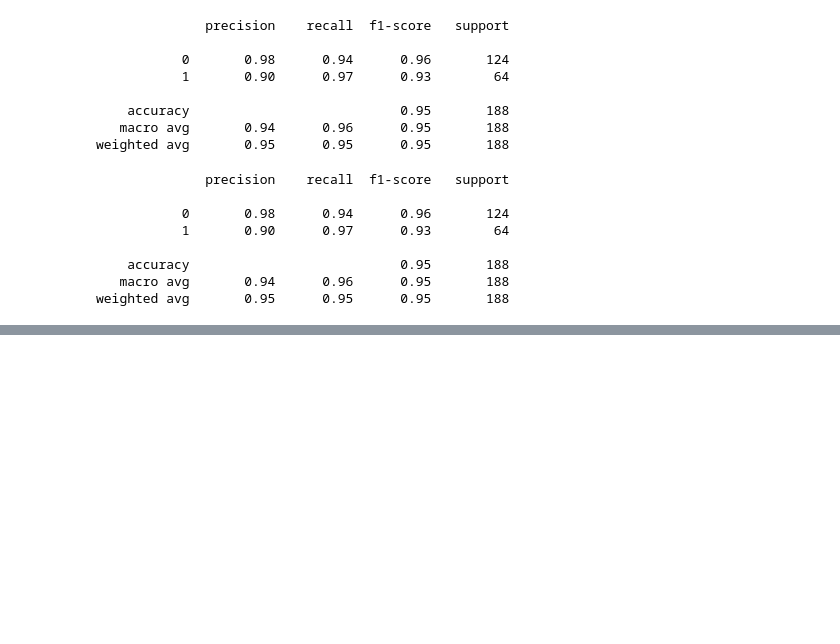
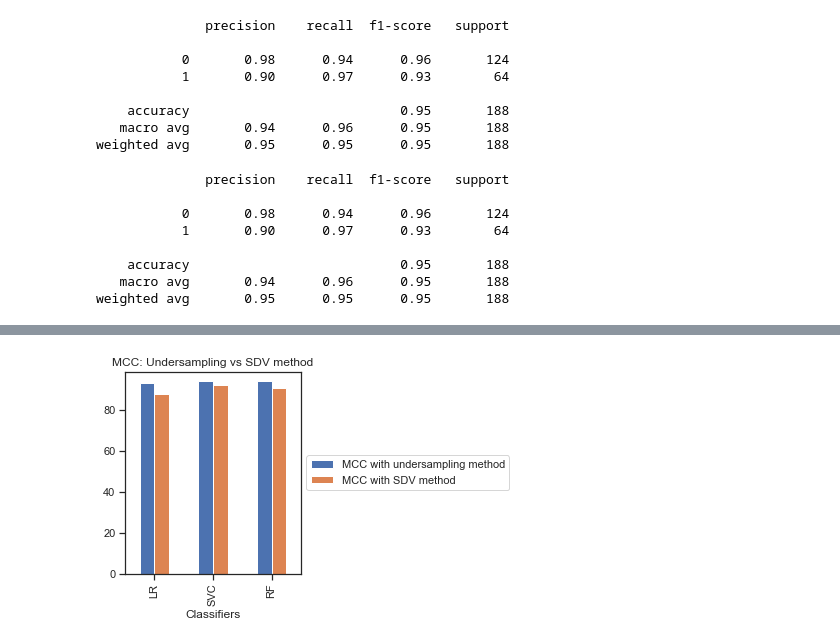
Before and after one commit to RobVergano/PDA22-Project-2, a Jupyter notebook: PDA22 Project 2.ipynb, the cells around one changed output, grey strips where cells are left out. Cells and saved outputs as stored; diff of their text form; code cells hidden in the pictures; blank space fills up the shorter version.

```diff
--- a/PDA22 Project 2.ipynb
+++ b/PDA22 Project 2.ipynb
@@ -1084,0 +1412,22 @@ ModuleNotFoundError: No module named 'torch'
+# %%
+# plot the different mcc against old ones
+
+mcc_original_values = [lr_mcc, svc_mcc, rf_mcc]
+mcc_new_values = [new_lr_mcc, new_svc_mcc, new_rf_mcc]
+
+new_mcc_data = {"Classifiers":["LR","SVC","RF"],
+                "MCC with undersampling method":mcc_original_values,
+                "MCC with SDV method":mcc_new_values
+                    }
+
+new_mcc_df = round(pd.DataFrame(data=new_mcc_data),2)
+
+# plotting graph
+sns.set(style="ticks")
+new_mcc_df.plot(x="Classifiers", y=["MCC with undersampling method", "MCC with SDV method"], kind="bar")
+plt.title("MCC: Undersampling vs SDV method")
+plt.legend(loc='center left', bbox_to_anchor=(1, 0.5))
+plt.grid(False)
+plt.tight_layout()
+# %% [output]
+[figure, added]
```
Also changed, not shown: parts of 79 cells of this notebook.
